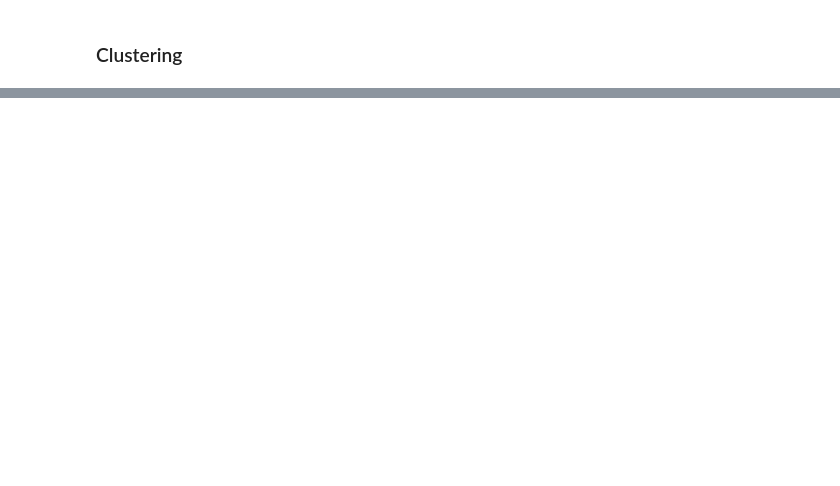
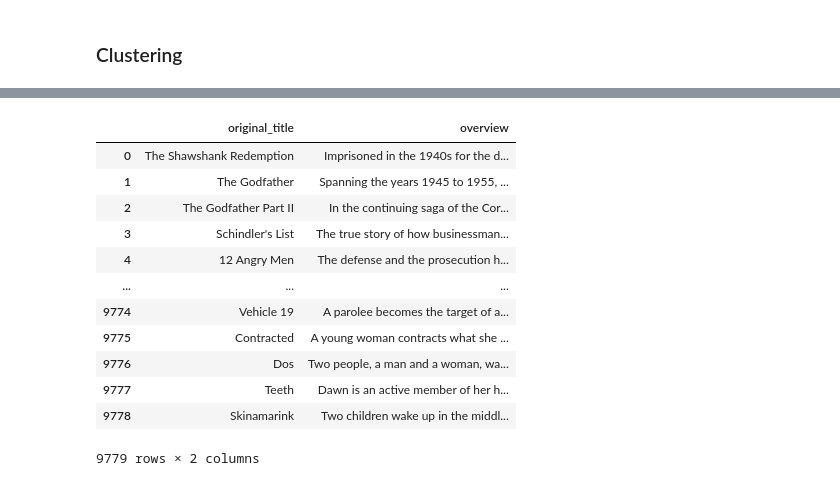
Before and after one commit to gmauricio-toledo/NLP-LCC, a Jupyter notebook: Notebooks/06-Vectores_semánticos.ipynb, the cells around one changed output, grey strips where cells are left out. Cells and saved outputs as stored; diff of their text form; code cells hidden in the pictures; blank space fills up the shorter version.

```diff
--- a/Notebooks/06-Vectores_semánticos.ipynb
+++ b/Notebooks/06-Vectores_semánticos.ipynb
@@ -750,0 +520,22 @@ fig.show()
+# %%
+import pandas as pd
+
+df = pd.read_csv('/content/all_top_rated_movies_from_TMDB.csv')
+df = df[['original_title','overview']].copy()
+df.dropna(inplace=True)
+df.reset_index(drop=True, inplace=True)
+df
+# %% [output]
+|  | original_title | overview |
+| 0 | The Shawshank Redemption | Imprisoned in the 1940s for the d... |
+| 1 | The Godfather | Spanning the years 1945 to 1955, ... |
+| 2 | The Godfather Part II | In the continuing saga of the Cor... |
+| 3 | Schindler's List | The true story of how businessman... |
+| 4 | 12 Angry Men | The defense and the prosecution h... |
+| ... | ... | ... |
+| 9774 | Vehicle 19 | A parolee becomes the target of a... |
+| 9775 | Contracted | A young woman contracts what she ... |
+| 9776 | Dos | Two people, a man and a woman, wa... |
+| 9777 | Teeth | Dawn is an active member of her h... |
+| 9778 | Skinamarink | Two children wake up in the middl... |
+9779 rows × 2 columns
```
Also changed, not shown: parts of 58 cells of this notebook.
